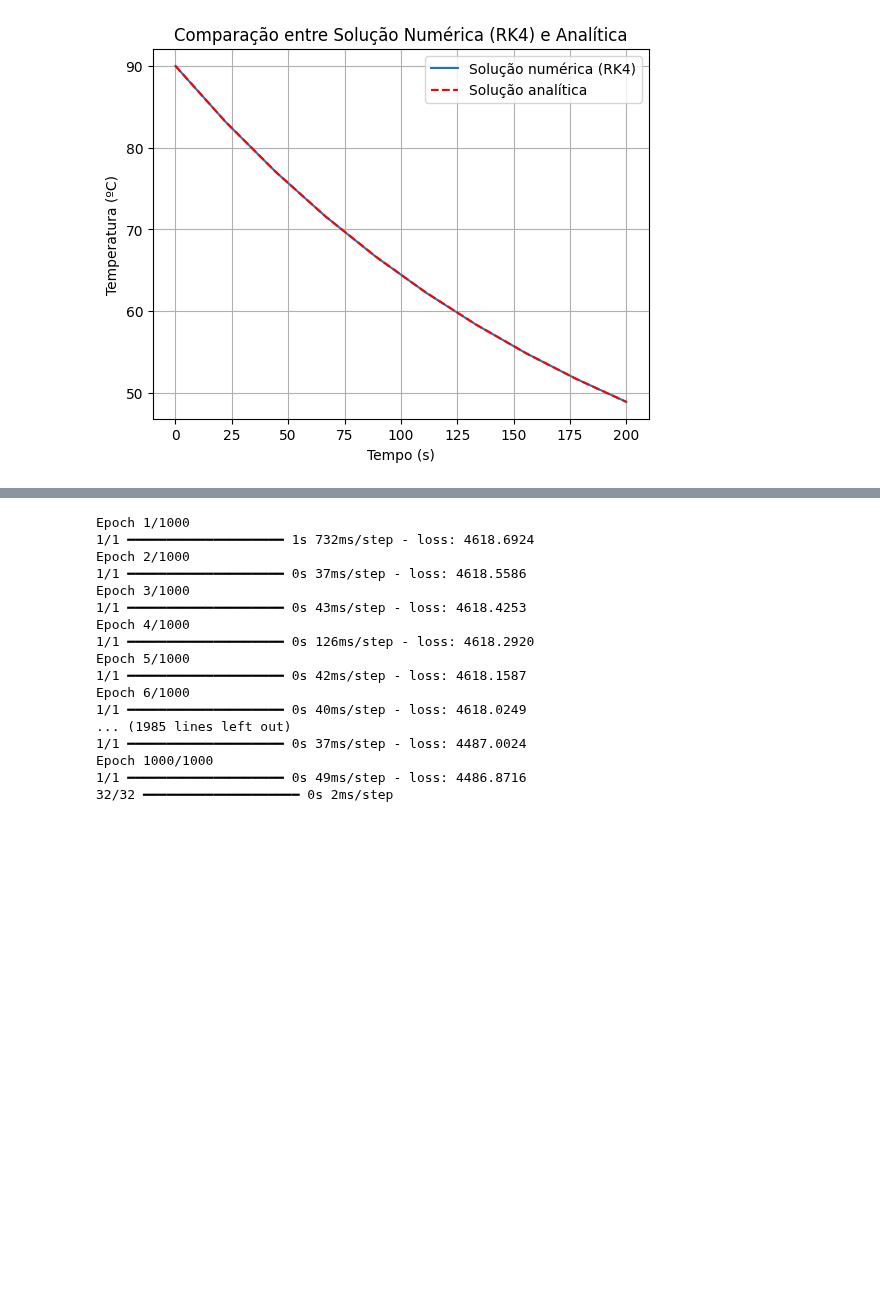
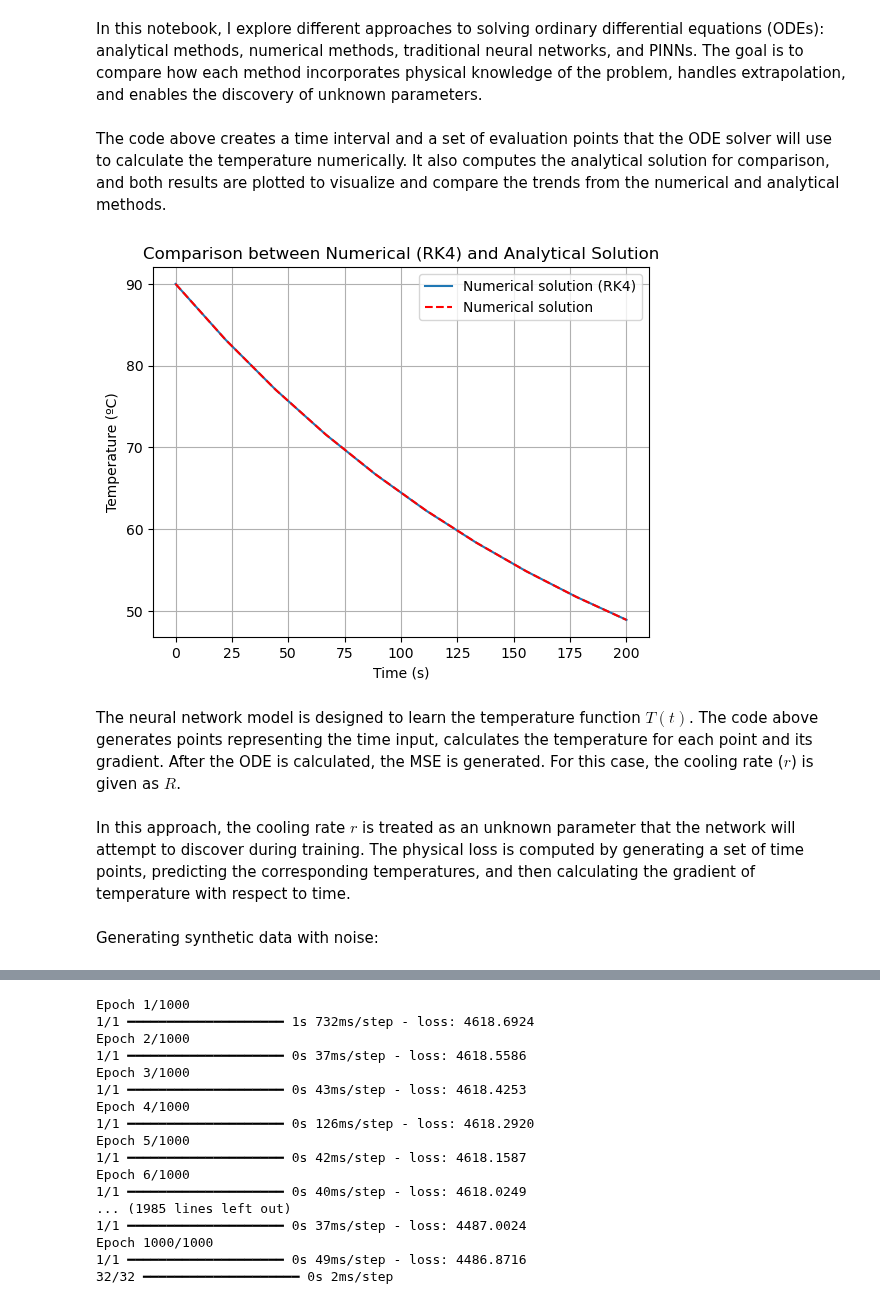
Before and after one commit to brunamendesfis/Computational_Physics, a Jupyter notebook: Redes_Neurais/Atividade_04/Exercício_01.ipynb, the cells around one changed output, grey strips where cells are left out. Saved outputs shown, nothing was run; the diff lists cells and outputs as text; code cells hidden in the pictures; blank space fills up the shorter version.

```diff
--- a/Redes_Neurais/Atividade_04/Exercício_01.ipynb
+++ b/Redes_Neurais/Atividade_04/Exercício_01.ipynb
@@ -19,9 +19,47 @@ onde $T$ é a temperatura do café, $T_{amb} = 25$ ºC é a temperatura ambiente
 5. Agora, siga o tutorial e implemente a PINN incluindo as restrições físicas na minimização da perda, mas assumindo que conhecemos o valor da taxa $r = 0.005$ 1/s. Compare com a solução analítica e com a NN de regressão simples.
 
 6. Ainda seguindo o tutorial, implemente a PINN sem conhecer o valor da taxa $r$. A rede deve ser capaz de descobrir o valor correto. Compare com a solução analítica e com a NN de regressão simples.
+# %% [markdown]
+In this notebook, I explore different approaches to solving ordinary differential equations (ODEs): analytical methods, numerical methods, traditional neural networks, and PINNs. The goal is to compare how each method incorporates physical knowledge of the problem, handles extrapolation, and enables the discovery of unknown parameters.
 # %%
 import numpy as np
 import tensorflow as tf
+# %% [markdown]
+The code above creates a time interval and a set of evaluation points that the ODE solver will use to calculate the temperature numerically. It also computes the analytical solution for comparison, and both results are plotted to visualize and compare the trends from the numerical and analytical methods.
+# %%
+import numpy as np
+import matplotlib.pyplot as plt
+from scipy.integrate import solve_ivp
+
+# Defining the ODE: dT/dt = r * (T_amb - T)
+def cooling(t, T, r=0.005, T_amb=25):
+    return r * (T_amb - T)
+
+# Initial condition and time
+T0 = 90
+t_interval = (0, 200)  # Time interval
+t_eval = np.linspace(0, 200, 10)  # Evaluation points
+
+# Solving the ODE with the Runge-Kutta solver
+solution = solve_ivp(cooling, t_interval, [T0], t_eval=t_eval)
+
+plt.plot(solution.t, solution.y[0], label="Numerical solution (RK4)")
+
+# Analytical solution
+T_analyt = 25 + (T0 - 25) * np.exp(-0.005 * solution.t)
+plt.plot(solution.t, T_analyt, '--', label="Numerical solution", color='red')
+
+plt.xlabel("Time (s)")
+plt.ylabel("Temperature (ºC)")
+plt.legend()
+plt.title("Comparison between Numerical (RK4) and Analytical Solution")
+plt.grid(True)
+plt.show()
+# %% [output]
+[figure, new version]
+# %% [markdown]
+
+The neural network model is designed to learn the temperature function $T(t)$. The code above generates points representing the time input, calculates the temperature for each point and its gradient. After the ODE is calculated, the MSE is generated. For this case, the cooling rate ($r$) is given as $R$.
 # %%
 def grad(outputs, inputs):
     """Computes the partial derivative of an output with respect to an input."""
@@ -49,6 +87,8 @@ def physics_loss(model, R, Tenv):
 
     # MSE of ODE
     return tf.reduce_mean(tf.square(ode))
+# %% [markdown]
+In this approach, the cooling rate $r$ is treated as an unknown parameter that the network will attempt to discover during training. The physical loss is computed by generating a set of time points, predicting the corresponding temperatures, and then calculating the gradient of temperature with respect to time.
 # %%
 class Net(tf.keras.Model):
     def __init__(self, *args, **kwargs):
@@ -82,33 +122,3 @@ def physics_loss_discovery(model, Tenv):
-# %%
-import numpy as np
-import matplotlib.pyplot as plt
-from scipy.integrate import solve_ivp
-
-# Definindo a EDO: dT/dt = r * (T_amb - T)
-def cooling(t, T, r=0.005, T_amb=25):
-    return r * (T_amb - T)
-
-# Condição inicial e tempo
-T0 = 90  # Temperatura inicial (em ºC)
-t_span = (0, 200)  # Intervalo de tempo
-t_eval = np.linspace(0, 200, 10)  # Pontos de avaliação
-
-# Resolvendo a EDO com o solver Runge-Kutta
-sol = solve_ivp(cooling, t_span, [T0], t_eval=t_eval)
-
-# Plotando a solução
-plt.plot(sol.t, sol.y[0], label="Solução numérica (RK4)")
-
-# Solução analítica
-T_analyt = 25 + (T0 - 25) * np.exp(-0.005 * sol.t)
-plt.plot(sol.t, T_analyt, '--', label="Solução analítica", color='red')
-
-plt.xlabel("Tempo (s)")
-plt.ylabel("Temperatura (ºC)")
-plt.legend()
-plt.title("Comparação entre Solução Numérica (RK4) e Analítica")
-plt.grid(True)
-plt.show()
-# %% [output]
-[figure, old version]
+# %% [markdown]
+Generating synthetic data with noise:
 # %%
```
Also changed, not shown: parts of 6 cells of this notebook.
